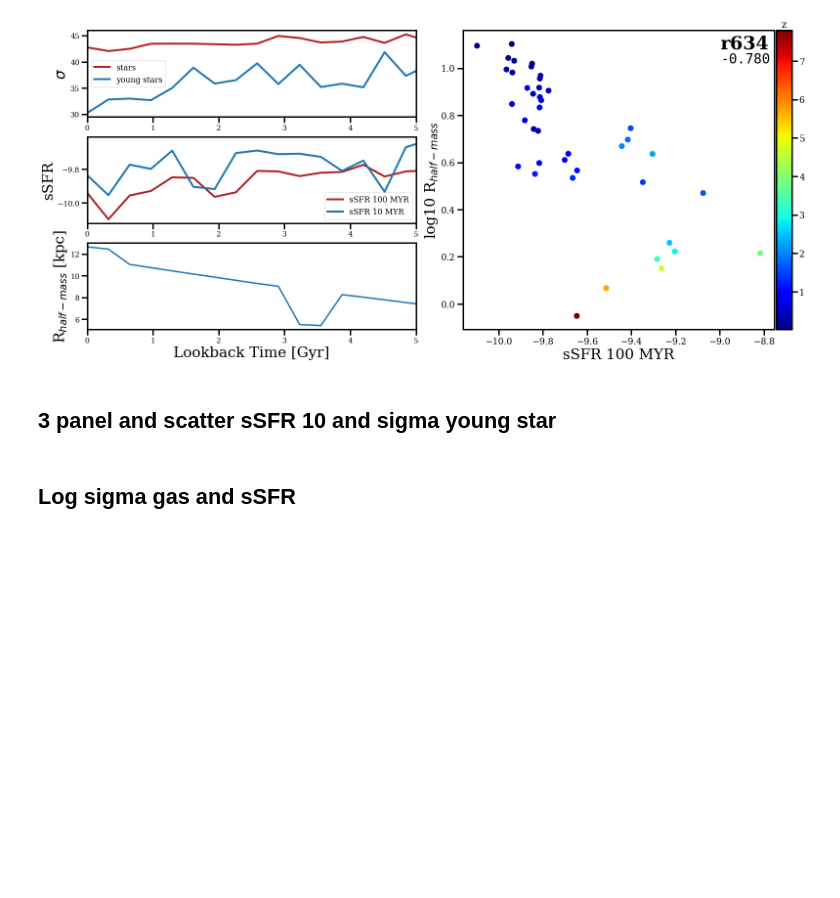
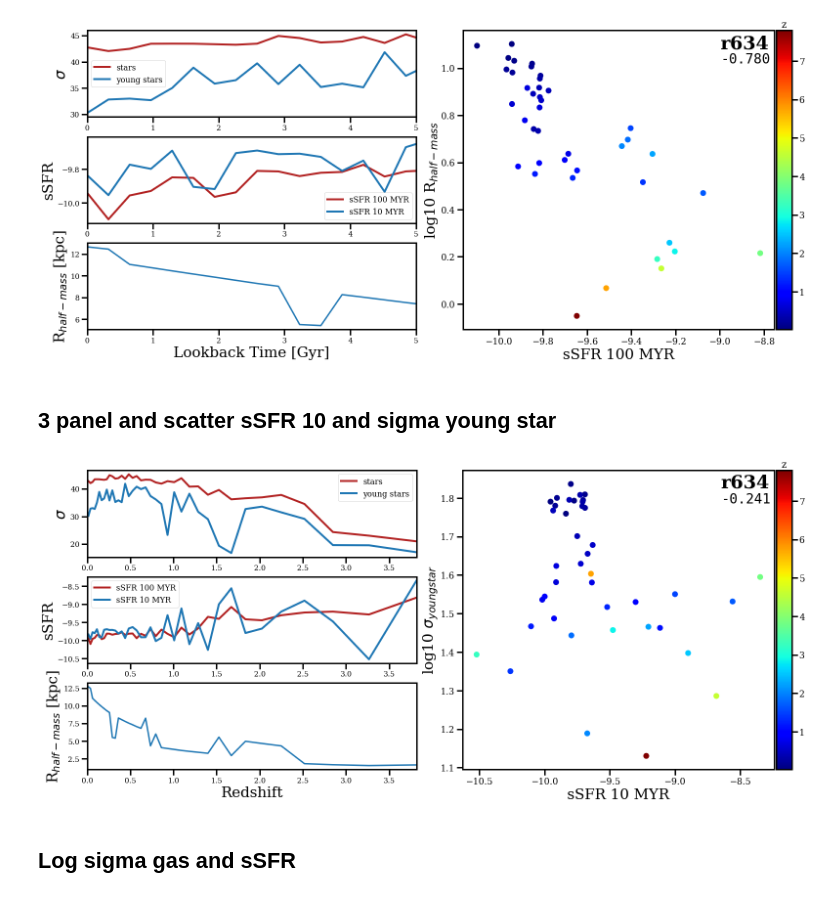
Before and after one commit to JosephWick/H1-merian, a Jupyter notebook: notebooks/BreathingPlots.ipynb, the cells around one changed output. Cells and saved outputs as stored; diff of their text form; code cells hidden in the pictures; blank space fills up the shorter version.

Commit message:
add figures

```diff
--- a/notebooks/BreathingPlots.ipynb
+++ b/notebooks/BreathingPlots.ipynb
@@ -508,15 +508,17 @@ plt.savefig('../figures/breathingModes/threePanel_ssfr100_Rhm/r'+str(gal)+'.png'
 # %% [markdown]
 ## 3 panel and scatter sSFR 10 and sigma young star
 # %%
-gal = cdmgals[0]
+gal = cdmgals[15]
 zmax = 10
 ymin = -1
 
-tlim = 5
+tlim = 11
 
 data = pd.read_csv(datapath+'r'+str(gal)+'_qtys.txt')
 tlookback = abs(data['t'] - max(data['t']))
 mask = tlookback<tlim
+
+zed = data['z']
 
 # set up fig
 fig = plt.figure(facecolor='w', figsize=(22,10))
@@ -541,8 +543,8 @@ axscatter.tick_params(axis='both', which='major', labelsize=18)
 sigStar = data['sigma_star'][tlookback<tlim+1]
 sigGas = data['sigma_youngstar'][tlookback<tlim+1]
 
-ax1.plot(tlookback[tlookback<tlim+1], sigStar, linewidth=4, color='firebrick')
-ax1.plot(tlookback[tlookback<tlim+1], sigGas, linewidth=4, color='tab:blue')
+ax1.plot(zed[tlookback<tlim+1], sigStar, linewidth=4, color='firebrick')
+ax1.plot(zed[tlookback<tlim+1], sigGas, linewidth=4, color='tab:blue')
 
 ax1.tick_params(axis='both', which='major', labelsize=15)
 
@@ -550,15 +552,15 @@ ax1.set_ylabel(r'$\sigma$', fontsize=30)
 
 ax1.legend(['stars', 'young stars'], fontsize=16)
 
-ax1.set_xlim([0,tlim])
+ax1.set_xlim([0,max(zed[tlookback<tlim+1])])
 #ax1.set_ylim([0,80])
 
 # middle panel: sSFR
 ssfr10 = data['sSFR_10'][tlookback<tlim+1]
 ssfr100= data['sSFR_100'][tlookback<tlim+1]
 
-ax2.plot(tlookback[tlookback<tlim+1], ssfr100, color='firebrick', linewidth=4)
-ax2.plot(tlookback[tlookback<tlim+1], ssfr10, color='tab:blue', linewidth=4)
+ax2.plot(zed[tlookback<tlim+1], ssfr100, color='firebrick', linewidth=4)
+ax2.plot(zed[tlookback<tlim+1], ssfr10, color='tab:blue', linewidth=4)
 
 ax2.tick_params(axis='both', which='major', labelsize=15)
 
@@ -571,46 +573,48 @@ ax2.legend(['sSFR 100 MYR', 'sSFR 10 MYR'], fontsize=16)
 # Bottom panel: half-light radius
 Rhl = data['R_halfmass'][tlookback<tlim+1]
 
-ax3.plot(tlookback[tlookback<tlim+1], Rhl, linewidth=3)
+ax3.plot(zed[tlookback<tlim+1], Rhl, linewidth=3)
 
 ax3.tick_params(axis='both', which='major', labelsize=15)
 
 ax3.set_ylabel(r'R$_{half-mass}$ [kpc]', fontsize=30)
 
-ax3.set_xlabel('Lookback Time [Gyr]', fontsize=30)
+ax3.set_xlabel('Redshift', fontsize=30)
 
 ## scatter
 x = data['sSFR_10'][data['z'] <= zmax]
 y = np.log10(data['sigma_youngstar_m'][data['z'] <= zmax])
 c = data['z'][data['z'] <= zmax]
 
 c = c[y > ymin]
 x = x[y > ymin]
 y = y[y > ymin]
 
 rs = ss.spearmanr(x,y)[0]
 
 sc = axscatter.scatter(x, y, c=c, cmap='jet', s=120)
 
 axscatter.set_xlabel('sSFR 10 MYR', fontsize=30)
 axscatter.set_ylabel(r'log10 $\sigma_{youngstar}$', fontsize=30)
 
-axscatter.text(s='r'+str(gal), x=min(x[x>-20]-0.03), y=max(y)-0.02, fontsize=38, weight='bold')
-axscatter.text(s=str(rs)[:6],  x=min(x[x>-20]-0.03), y=max(y)-0.12, fontsize=28, fontfamily='monospace')
+axscatter.text(s='r'+str(gal), x=max(x[x>-20]-0.3), y=max(y)-0.01, fontsize=38, weight='bold')
+axscatter.text(s=str(rs)[:6],  x=max(x[x>-20]-0.3), y=max(y)-0.05, fontsize=28, fontfamily='monospace')
 
 #plt.ylim([3,4.5])
 #plt.xlim([0.0,0.4])
 
 divider = make_axes_locatable(axscatter)
 clb = divider.append_axes('right', size='5%', pad=0.05)
 fig.colorbar(sc, cax=clb, orientation='vertical')
 
 clb.set_title('z', fontsize=20)
 clb.tick_params(axis='both', which='major', labelsize=18)
 
 plt.tight_layout()
 
-plt.savefig('../figures/breathingModes/threePanel_ssfr100_Rhm/r'+str(gal)+'.png')
+plt.savefig('../figures/breathingModes/threePanel_ssfr10_sigYS/r'+str(gal)+'.png')
+# %% [output]
+[figure, added]
 # %% [markdown]
 ## Log sigma gas and sSFR
 # %%
```
Also changed, not shown: 15 other files.
